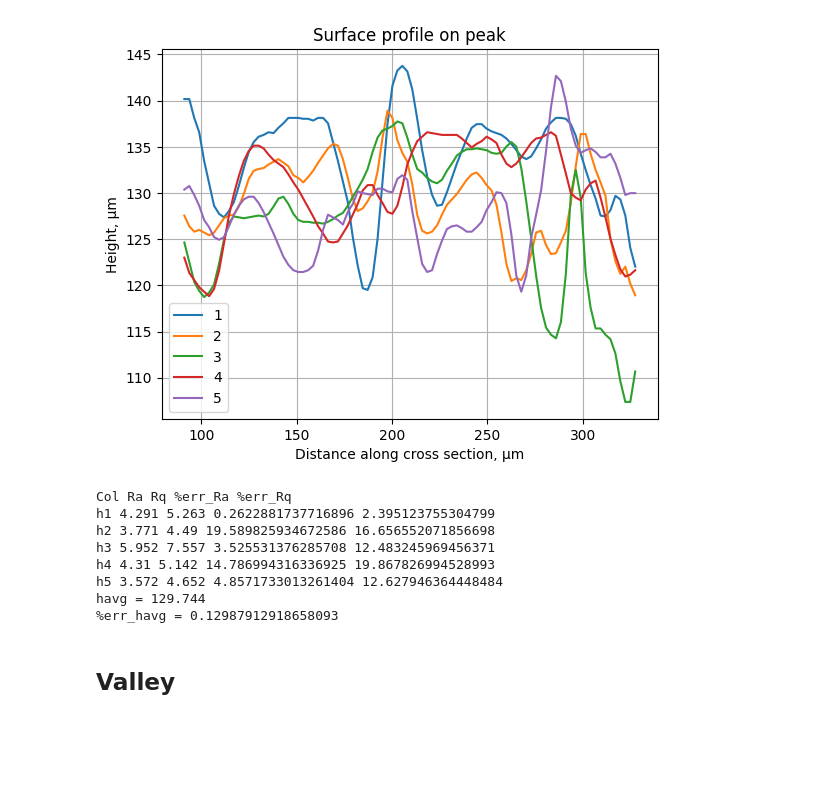
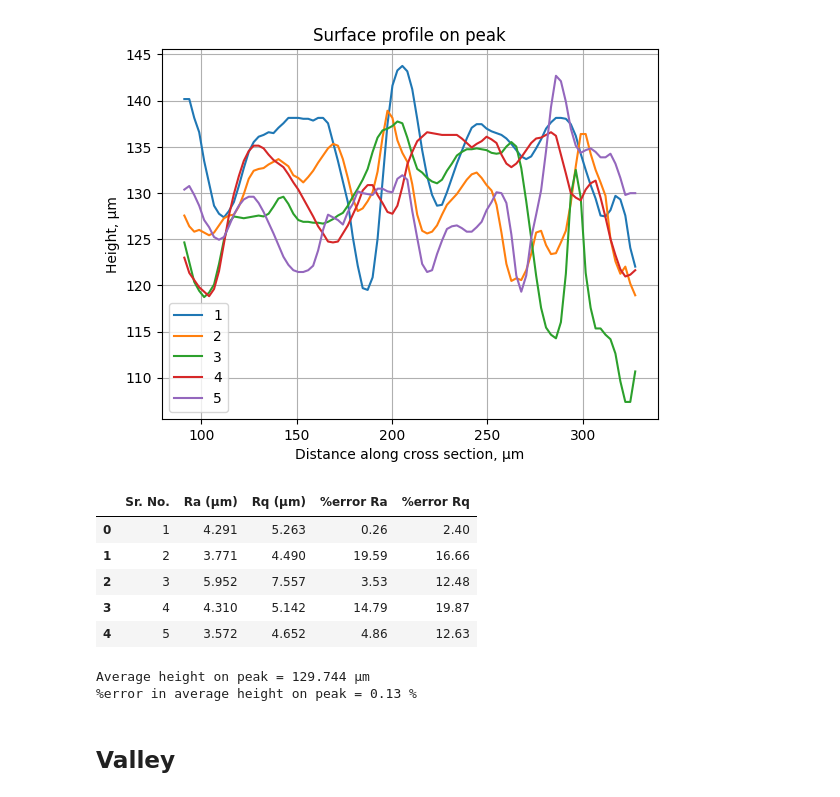
Before and after one commit to vedk/me372-exp1-calculations, a Jupyter notebook: Calculations.ipynb, the cells around one changed output. Cells and saved outputs as stored; diff of their text form; code cells hidden in the pictures; blank space fills up the shorter version.

```diff
--- a/Calculations.ipynb
+++ b/Calculations.ipynb
@@ -42,32 +43,40 @@ plt.show()
 # %% [output]
 [figure]
 # %%
+peaksdf = pd.DataFrame(columns=['Sr. No.', 'Ra (μm)', 'Rq (μm)', '%error Ra', '%error Rq'])
+
 hpeaks = []
 raorig = {'h1': 4.28, 'h2': 3.153, 'h3': 6.17, 'h4': 3.755, 'h5': 3.407}
 rqorig = {'h1': 5.366, 'h2': 3.965, 'h3': 6.787, 'h4': 4.396, 'h5': 4.222}
 horigmean = np.array([132.75, 128.66, 127.04, 130.85, 128.58]).mean()
-print('Col Ra Rq %err_Ra %err_Rq')
+
 for col in cols:
     h = np.array(df[col][sp:ep])
     mu = h.mean()
     hpeaks.append(mu)
     z = h - mu
     ra = np.abs(z).mean()
     rq = z.std()
-    print(col, ra.round(3), rq.round(3), np.abs(ra - raorig[col])/raorig[col]*100, np.abs(rq - rqorig[col])/raorig[col]*100)
-mup = np.array(hpeaks).mean()
-peakerr = np.abs(mup - horigmean) / horigmean
-print('havg =', mup.round(3))
-print('%err_havg =', peakerr*100)
+    err_ra = np.abs(ra - raorig[col])/raorig[col] * 100
+    err_rq = np.abs(rq - rqorig[col])/raorig[col] * 100
+    peaksdf.loc[len(peaksdf)] = [col[1:], ra.round(3), rq.round(3), err_ra.round(2), err_rq.round(2)]
+
+peaksdf
 # %% [output]
-Col Ra Rq %err_Ra %err_Rq
-h1 4.291 5.263 0.2622881737716896 2.395123755304799
-h2 3.771 4.49 19.589825934672586 16.656552071856698
-h3 5.952 7.557 3.525531376285708 12.483245969456371
-h4 4.31 5.142 14.786994316336925 19.867826994528993
-h5 3.572 4.652 4.8571733013261404 12.627946364448484
-havg = 129.744
-%err_havg = 0.12987912918658093
+|  | Sr. No. | Ra (μm) | Rq (μm) | %error Ra | %error Rq |
+| 0 | 1 | 4.291 | 5.263 | 0.26 | 2.40 |
+| 1 | 2 | 3.771 | 4.490 | 19.59 | 16.66 |
+| 2 | 3 | 5.952 | 7.557 | 3.53 | 12.48 |
+| 3 | 4 | 4.310 | 5.142 | 14.79 | 19.87 |
+| 4 | 5 | 3.572 | 4.652 | 4.86 | 12.63 |
+# %%
+mup = np.array(hpeaks).mean()
+peakerr = np.abs(mup - horigmean) / horigmean * 100
+print('Average height on peak =', mup.round(3), 'μm')
+print('%error in average height on peak =', peakerr.round(2), '%')
+# %% [output]
+Average height on peak = 129.744 μm
+%error in average height on peak = 0.13 %
 # %% [markdown]
 ## Valley
 # %%
```
Also changed, not shown: parts of 5 cells of this notebook.
